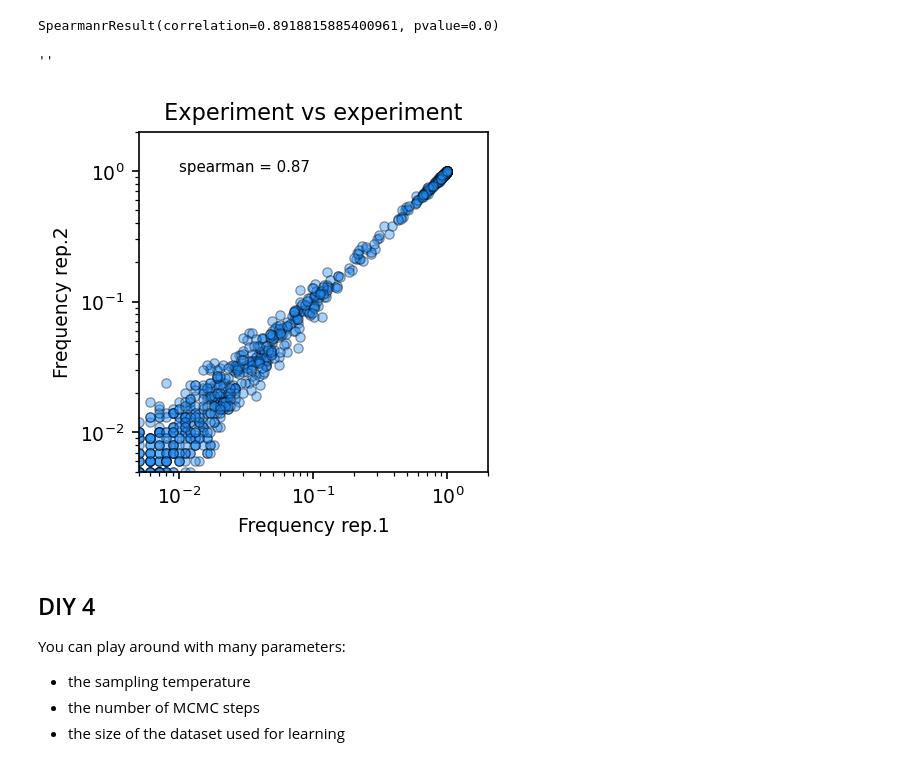
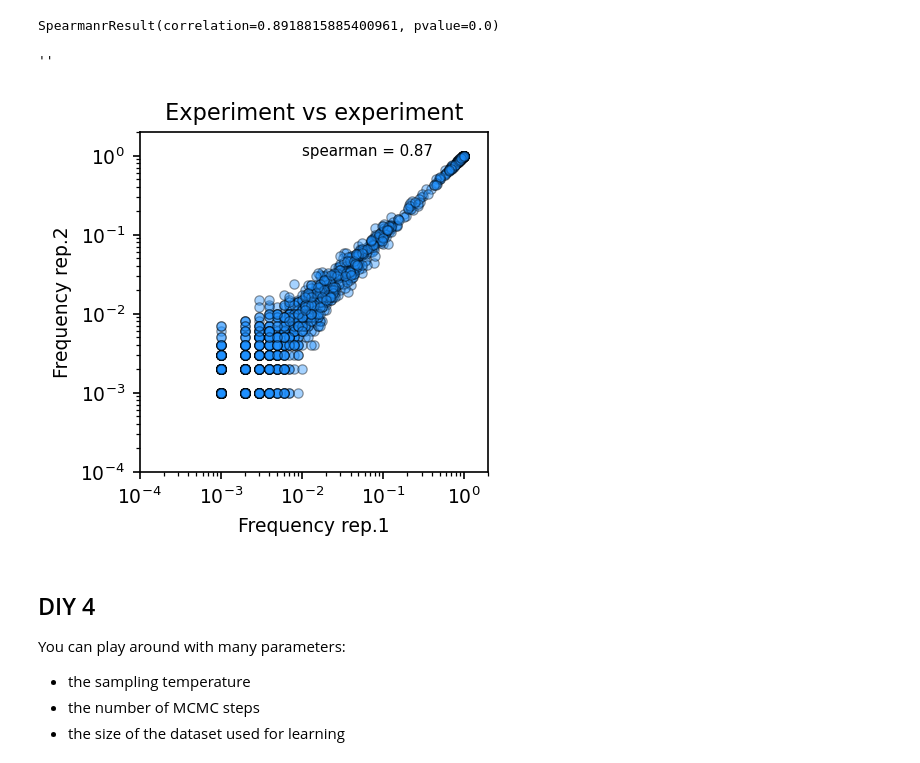
Before and after one commit to matteobisardi/ALGOSB_2021_tutorial, a Jupyter notebook: src/plmDCA_and_evolution.ipynb, the cells around one changed output. Cells and saved outputs as stored; diff of their text form; code cells hidden in the pictures.

```diff
--- a/src/plmDCA_and_evolution.ipynb
+++ b/src/plmDCA_and_evolution.ipynb
@@ -1191,31 +1193,31 @@ SpearmanrResult(correlation=0.8918815885400961, pvalue=0.0)
 # %%
 # @title Scatter experiment
 #@title Scatter in-silico vs experiment
 # scatterplot experiment vs silico
 xsize = 3
 ysize = 3
 fig = plt.figure(figsize = (xsize, ysize), dpi = 150)
 
 pp = plt.scatter(fi_exp1.flatten(), fi_exp2.flatten(), alpha = 0.4, linewidth = 0.6,
       edgecolor = "black", color = "dodgerblue", s = 20)
 multip = 3
 
 # spearman
 sp = sc.spearmanr(fi_exp1.flatten(),fi_exp2.flatten())[0]
 
 plt.tick_params(labelsize = multip*xsize)
 plt.yscale("log")
 plt.xscale("log")
-plt.xlim( (1/(2*M_silico), 2))
-plt.ylim( (1/(2*M_silico), 2))
+plt.xlim( (1/(10*M_silico), 2))
+plt.ylim( (1/(10*M_silico), 2))
 plt.title("Experiment vs experiment", fontsize = 1.2*multip*xsize)
 plt.xlabel("Frequency rep.1", fontsize = multip*xsize)
 plt.ylabel("Frequency rep.2", fontsize = multip*xsize)
 plt.text(0.01, 1, f"spearman = {round(sp, 2)}", fontsize = 0.8*multip*xsize)
 ;
 # %% [output]
 ''
-[figure, old version]
+[figure, new version]
 # %% [markdown]
 ## DIY 4
 You can play around with many parameters:
```
Also changed, not shown: parts of 6 cells of this notebook.
